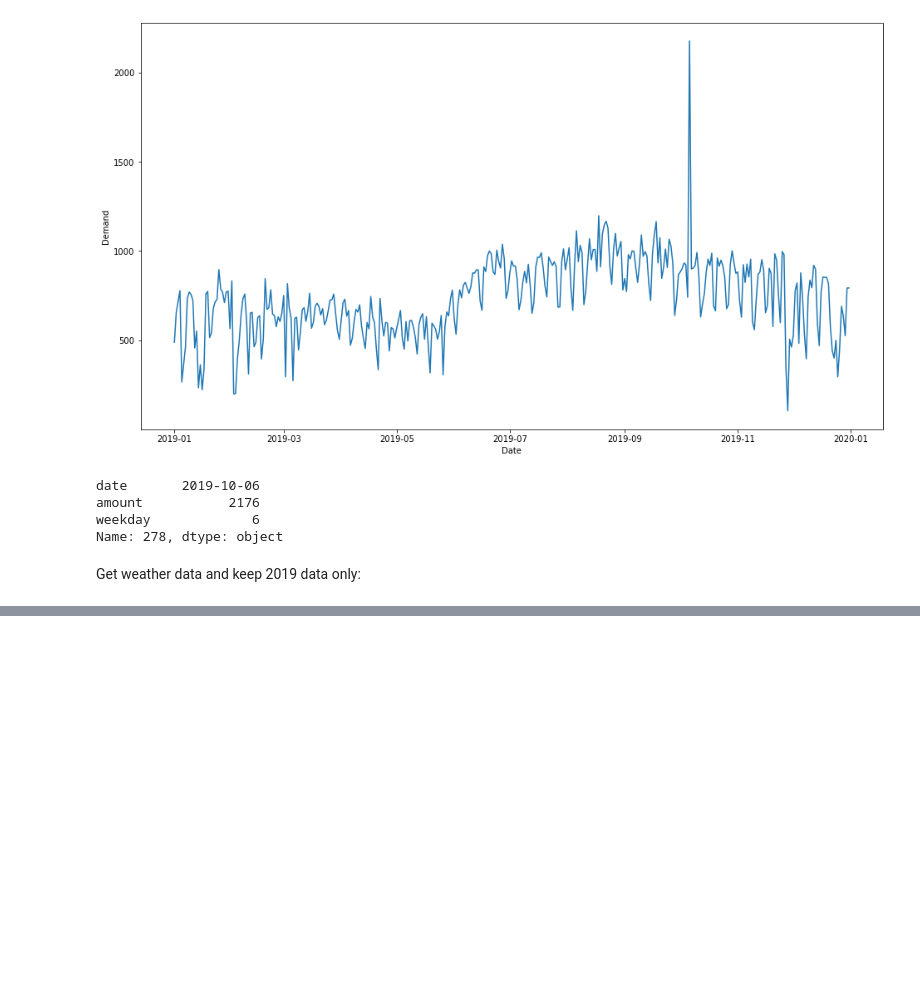
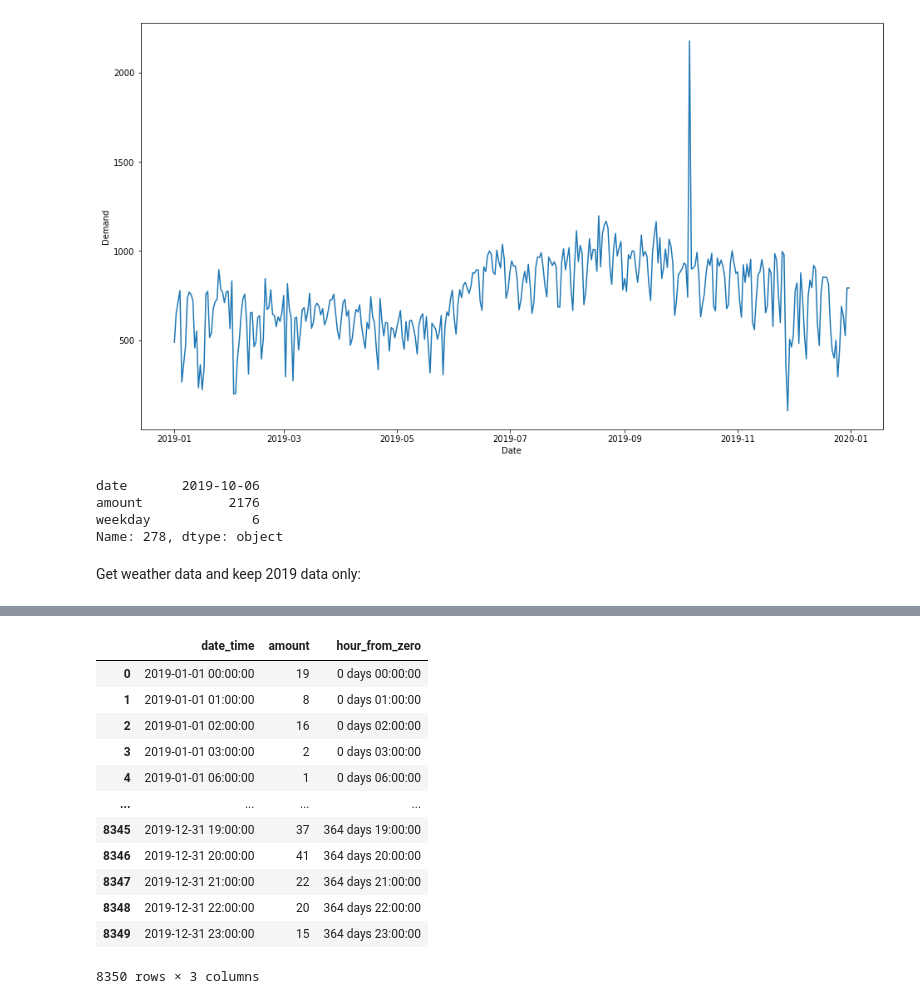
Before and after one commit to robbenB-123/SiliconValley, a Jupyter notebook: DSML_SILICONVALLEY.ipynb, the cells around one changed output, grey strips where cells are left out. Saved outputs shown, nothing was run; the diff lists cells and outputs as text; code cells hidden in the pictures; blank space fills up the shorter version.

```diff
--- a/DSML_SILICONVALLEY.ipynb
+++ b/DSML_SILICONVALLEY.ipynb
@@ -483,3 +483,43 @@ weather_data.reset_index(drop = True)
+# %%
+#amount of bike rentings gouped by date
+#time_zero = pd.to_datetime('2019-01-01 00:00:00').dt.timestamp
+
+
+
+hour_demand = pd.DataFrame({'amount': la_set.groupby(la_set['start_time'].apply(lambda x: x.replace(minute = 0, second= 0))).size()})
+
+
+#hour_demand = pd.DataFrame({'amount': la_set.groupby( (la_set["start_time"]-time_zero).apply(lambda x: x.get_total_hours())).size()})
+
+#hour_demand = pd.DataFrame({'amount': la_set.groupby(la_set['start_time']- time_zero).size()})
+
+#hour_demand = pd.DataFrame({'hours_from_zero': (la_set["start_time"]-time_zero).apply(lambda x: x.get_total_hours())})
+
+
+#la_set["exact_duration"] = la_set["end_time"]-la_set["start_time"]
+
+
+
+
+hour_demand.reset_index(inplace=True)
+hour_demand = hour_demand.rename(columns = {'start_time':'date_time'})
+hour_demand['hour_from_zero'] = hour_demand['date_time'].apply(lambda x: x-time_zero)
+
+hour_demand
+# %% [output]
+|  | date_time | amount | hour_from_zero |
+| 0 | 2019-01-01 00:00:00 | 19 | 0 days 00:00:00 |
+| 1 | 2019-01-01 01:00:00 | 8 | 0 days 01:00:00 |
+| 2 | 2019-01-01 02:00:00 | 16 | 0 days 02:00:00 |
+| 3 | 2019-01-01 03:00:00 | 2 | 0 days 03:00:00 |
+| 4 | 2019-01-01 06:00:00 | 1 | 0 days 06:00:00 |
+| ... | ... | ... | ... |
+| 8345 | 2019-12-31 19:00:00 | 37 | 364 days 19:00:00 |
+| 8346 | 2019-12-31 20:00:00 | 41 | 364 days 20:00:00 |
+| 8347 | 2019-12-31 21:00:00 | 22 | 364 days 21:00:00 |
+| 8348 | 2019-12-31 22:00:00 | 20 | 364 days 22:00:00 |
+| 8349 | 2019-12-31 23:00:00 | 15 | 364 days 23:00:00 |
+8350 rows × 3 columns
 # %%
 # feature engineering: Develop a rich set of features that you expect to be correlated with your
 # target. In this process you can draw on your domain knowledge and/or conduct additional research
```
Also changed, not shown: parts of 10 cells of this notebook.
